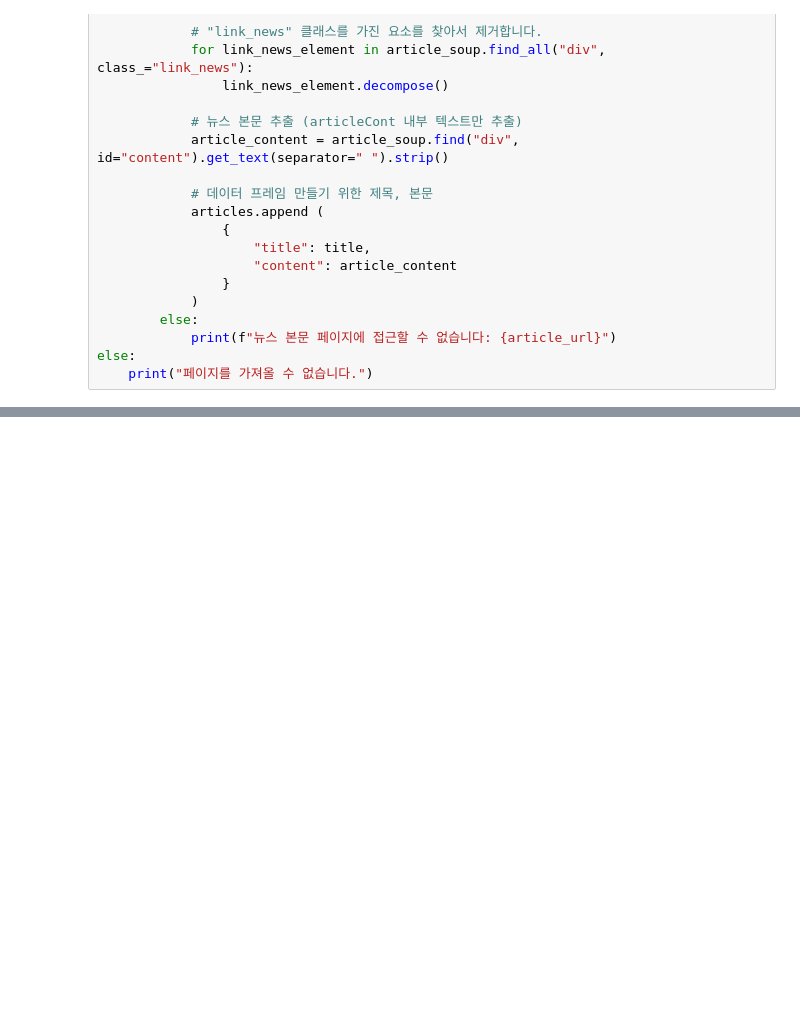
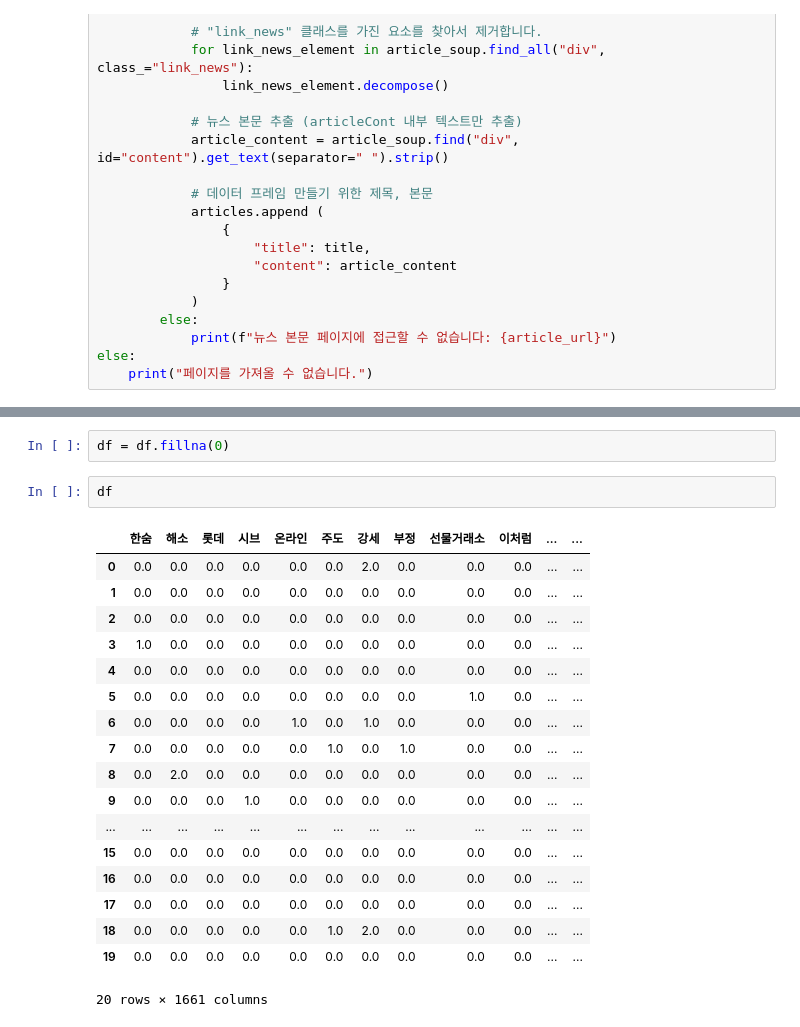
Before and after one commit to jeongmin59/antoday, a Jupyter notebook: wordCloud/news_crawling.ipynb, the cells around one changed output, grey strips where cells are left out. Saved outputs shown, nothing was run; the diff lists cells and outputs as text; blank space fills up the shorter version.

```diff
--- a/wordCloud/news_crawling.ipynb
+++ b/wordCloud/news_crawling.ipynb
@@ -104,0 +229,23 @@ df
+# %%
+df = df.fillna(0)
+# %%
+df
+# %% [output]
+|  | 한숨 | 해소 | 롯데 | 시브 | 온라인 | 주도 | 강세 | 부정 | 선물거래소 | 이처럼 | ... | ... |
+| 0 | 0.0 | 0.0 | 0.0 | 0.0 | 0.0 | 0.0 | 2.0 | 0.0 | 0.0 | 0.0 | ... | ... |
+| 1 | 0.0 | 0.0 | 0.0 | 0.0 | 0.0 | 0.0 | 0.0 | 0.0 | 0.0 | 0.0 | ... | ... |
+| 2 | 0.0 | 0.0 | 0.0 | 0.0 | 0.0 | 0.0 | 0.0 | 0.0 | 0.0 | 0.0 | ... | ... |
+| 3 | 1.0 | 0.0 | 0.0 | 0.0 | 0.0 | 0.0 | 0.0 | 0.0 | 0.0 | 0.0 | ... | ... |
+| 4 | 0.0 | 0.0 | 0.0 | 0.0 | 0.0 | 0.0 | 0.0 | 0.0 | 0.0 | 0.0 | ... | ... |
+| 5 | 0.0 | 0.0 | 0.0 | 0.0 | 0.0 | 0.0 | 0.0 | 0.0 | 1.0 | 0.0 | ... | ... |
+| 6 | 0.0 | 0.0 | 0.0 | 0.0 | 1.0 | 0.0 | 1.0 | 0.0 | 0.0 | 0.0 | ... | ... |
+| 7 | 0.0 | 0.0 | 0.0 | 0.0 | 0.0 | 1.0 | 0.0 | 1.0 | 0.0 | 0.0 | ... | ... |
+| 8 | 0.0 | 2.0 | 0.0 | 0.0 | 0.0 | 0.0 | 0.0 | 0.0 | 0.0 | 0.0 | ... | ... |
+| 9 | 0.0 | 0.0 | 0.0 | 1.0 | 0.0 | 0.0 | 0.0 | 0.0 | 0.0 | 0.0 | ... | ... |
+| ... | ... | ... | ... | ... | ... | ... | ... | ... | ... | ... | ... | ... |
+| 15 | 0.0 | 0.0 | 0.0 | 0.0 | 0.0 | 0.0 | 0.0 | 0.0 | 0.0 | 0.0 | ... | ... |
+| 16 | 0.0 | 0.0 | 0.0 | 0.0 | 0.0 | 0.0 | 0.0 | 0.0 | 0.0 | 0.0 | ... | ... |
+| 17 | 0.0 | 0.0 | 0.0 | 0.0 | 0.0 | 0.0 | 0.0 | 0.0 | 0.0 | 0.0 | ... | ... |
+| 18 | 0.0 | 0.0 | 0.0 | 0.0 | 0.0 | 1.0 | 2.0 | 0.0 | 0.0 | 0.0 | ... | ... |
+| 19 | 0.0 | 0.0 | 0.0 | 0.0 | 0.0 | 0.0 | 0.0 | 0.0 | 0.0 | 0.0 | ... | ... |
+20 rows × 1661 columns
```
Also changed, not shown: parts of 18 cells of this notebook, 1 other file.
